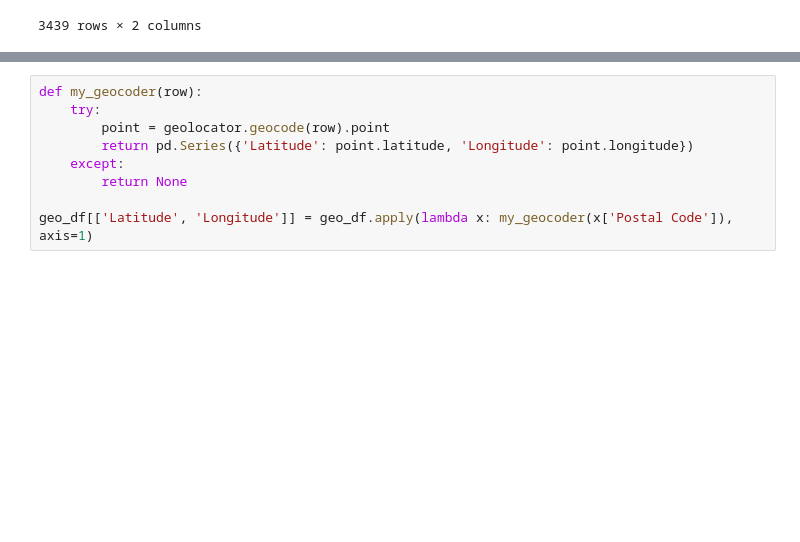
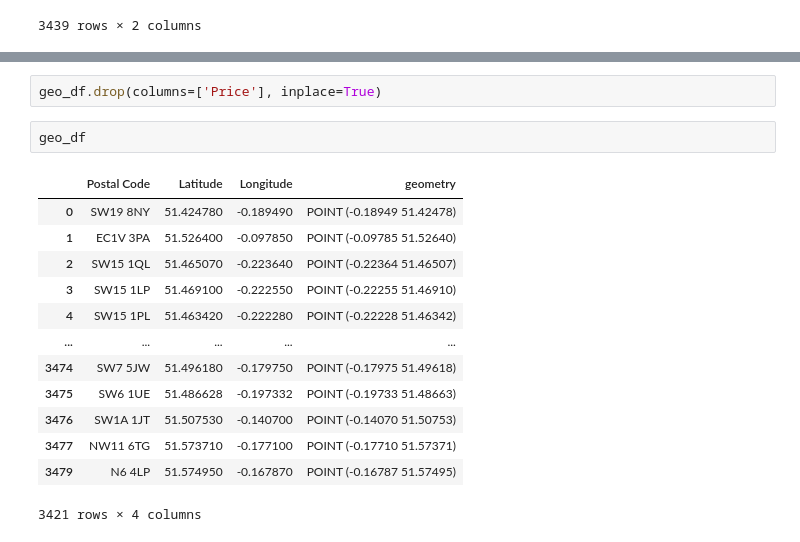
Before and after one commit to magnus-wright/House-Price-Prediction-Model, a Jupyter notebook: price_prediction.ipynb, the cells around one changed output, grey strips where cells are left out. Saved outputs shown, nothing was run; the diff lists cells and outputs as text; blank space fills up the shorter version.

```diff
--- a/price_prediction.ipynb
+++ b/price_prediction.ipynb
@@ -318,12 +323,21 @@ Geocoding failed for W1S 3AR. Location not found.
 | 2 | 735000 | SW15 1QL | 51.46507 | -0.22364 | POINT (-0.22364 51.46507) |
 | 3 | 1765000 | SW15 1LP | 51.46910 | -0.22255 | POINT (-0.22255 51.46910) |
 | 4 | 675000 | SW15 1PL | 51.46342 | -0.22228 | POINT (-0.22228 51.46342) |
-# %%
-def my_geocoder(row):
-    try:
-        point = geolocator.geocode(row).point
-        return pd.Series({'Latitude': point.latitude, 'Longitude': point.longitude})
-    except:
-        return None
-
-geo_df[['Latitude', 'Longitude']] = geo_df.apply(lambda x: my_geocoder(x['Postal Code']), axis=1)
+# %%
+geo_df.drop(columns=['Price'], inplace=True)
+# %%
+geo_df
+# %% [output]
+|  | Postal Code | Latitude | Longitude | geometry |
+| 0 | SW19 8NY | 51.424780 | -0.189490 | POINT (-0.18949 51.42478) |
+| 1 | EC1V 3PA | 51.526400 | -0.097850 | POINT (-0.09785 51.52640) |
+| 2 | SW15 1QL | 51.465070 | -0.223640 | POINT (-0.22364 51.46507) |
+| 3 | SW15 1LP | 51.469100 | -0.222550 | POINT (-0.22255 51.46910) |
+| 4 | SW15 1PL | 51.463420 | -0.222280 | POINT (-0.22228 51.46342) |
+| ... | ... | ... | ... | ... |
+| 3474 | SW7 5JW | 51.496180 | -0.179750 | POINT (-0.17975 51.49618) |
+| 3475 | SW6 1UE | 51.486628 | -0.197332 | POINT (-0.19733 51.48663) |
+| 3476 | SW1A 1JT | 51.507530 | -0.140700 | POINT (-0.14070 51.50753) |
+| 3477 | NW11 6TG | 51.573710 | -0.177100 | POINT (-0.17710 51.57371) |
+| 3479 | N6 4LP | 51.574950 | -0.167870 | POINT (-0.16787 51.57495) |
+3421 rows × 4 columns
```
Also changed, not shown: parts of 11 cells of this notebook.
